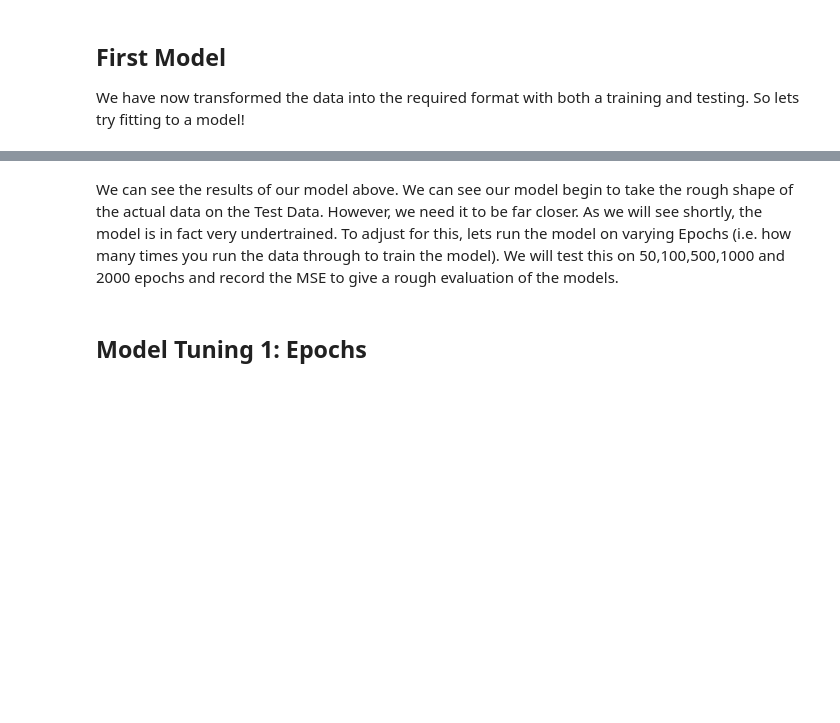
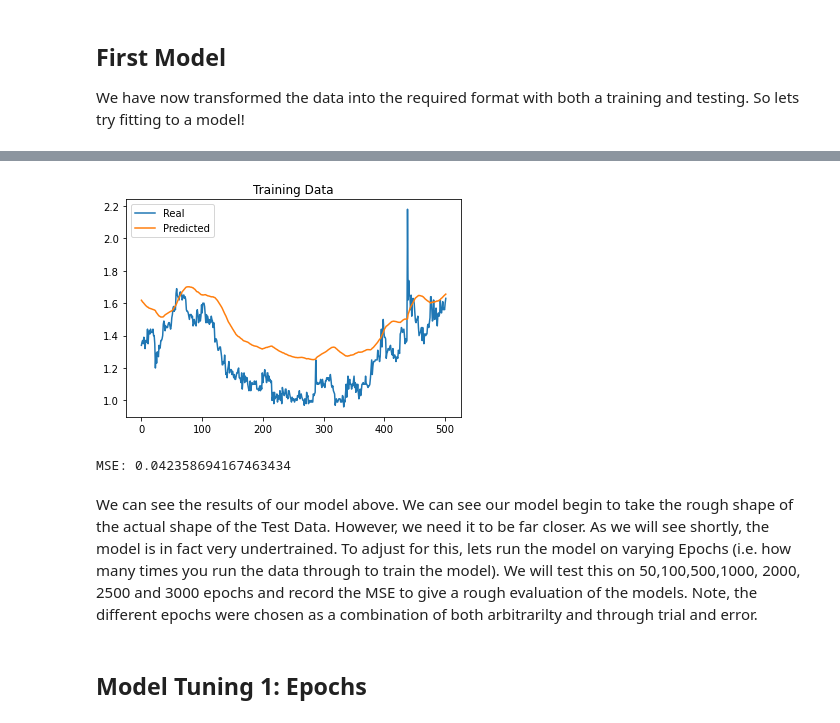
Before and after one commit to avickars/Deep-Learning-Stock-Trading-Model, a Jupyter notebook: neauralNetwork.ipynb, the cells around one changed output, grey strips where cells are left out. Drawn from its saved outputs; the diff is of its cells as text; code cells hidden in the pictures; blank space fills up the shorter version.

```diff
--- a/neauralNetwork.ipynb
+++ b/neauralNetwork.ipynb
@@ -59,32 +63,34 @@ def mse(x, y):
 # - It removes unneccessary columns
 # - scales the data between 0 and 1
 # - transforms into numpy arrays
-def transform(df, n = 50):
-    df = pd.DataFrame(df['Open'])    # Removing all the other columns as we are only predicting if we should buy based on the opening stock price
+def transform(df, n=40):
+    df = pd.DataFrame(df['Open'])  # Removing all the other columns as we are only predicting if we should buy based on the opening stock price
+
 
     # Normalizing to 0-1 range
-    scaler = MinMaxScaler(feature_range=(0,1))
+    scaler = MinMaxScaler(feature_range=(0, 1))
     scaler.fit(df)
-    df = pd.DataFrame(scaler.transform(df),columns=df.columns, index = pd.to_datetime(df.index))
+    df = pd.DataFrame(scaler.transform(df), columns=df.columns, index=pd.to_datetime(df.index))
+
 
     # Creating 40 columns that give the past 40 day opening stock price
-    for i in range(1,n+1):
-        df[f'Open-{i}'] = df['Open'].shift(-i)
+    for i in range(1, n + 1):
+        df[f'Open-{i}'] = df['Open'].shift(i)
 
     # Subsetting for the neccessary columns
-    df = df.iloc[0:-n,0:]
+    df = df.iloc[40:, 0:]
 
     # Splitting into training and testing data (test size is about last 2 years)
     dt = pd.to_datetime(date(2020, 11, 17) - timedelta(days=730))
     train = df[df.index < dt]
     test = df[df.index >= dt]
 
+
     # Splitting into appropriat x and y values
-    xTrain = train.iloc[:,1:]
-    yTrain = train.iloc[:,0]
-    xTest = test.iloc[:,1:]
-    yTest = test.iloc[:,0]
-
+    xTrain = train.iloc[:, 1:]
+    yTrain = train.iloc[:, 0]
+    xTest = test.iloc[:, 1:]
+    yTest = test.iloc[:, 0]
 
     # Converting to numpy arrays to feed into model
     xTrain = xTrain.to_numpy()
@@ -134,10 +313,12 @@ print("MSE:",meanSquared)
 # %%
-mse(xTest,yTest)
 meanSquared, yHat, y = mse(xTest,yTest)
 plot(yHat, y, 'Training Data')
 print("MSE:",meanSquared)
+# %% [output]
+[figure, added]
+MSE: 0.042358694167463434
 # %% [markdown]
-We can see the results of our model above.  We can see our model begin to take the rough shape of the actual data on the Test Data.  However, we need it to be far closer.  As we will see shortly, the model is in fact very undertrained.  To adjust for this, lets run the model on varying Epochs (i.e. how many times you run the data through to train the model).  We will test this on 50,100,500,1000 and 2000 epochs and record the MSE to give a rough evaluation of the models.
+We can see the results of our model above.  We can see our model begin to take the rough shape of the actual shape of the Test Data.  However, we need it to be far closer.  As we will see shortly, the model is in fact very undertrained.  To adjust for this, lets run the model on varying Epochs (i.e. how many times you run the data through to train the model).  We will test this on 50,100,500,1000, 2000, 2500 and 3000 epochs and record the MSE to give a rough evaluation of the models.  Note, the different epochs were chosen as a combination of both arbitrarilty and through trial and error.
 # %% [markdown]
 ## Model Tuning 1: Epochs
 # %%
```
Also changed, not shown: parts of 21 cells of this notebook, 15 other files.
